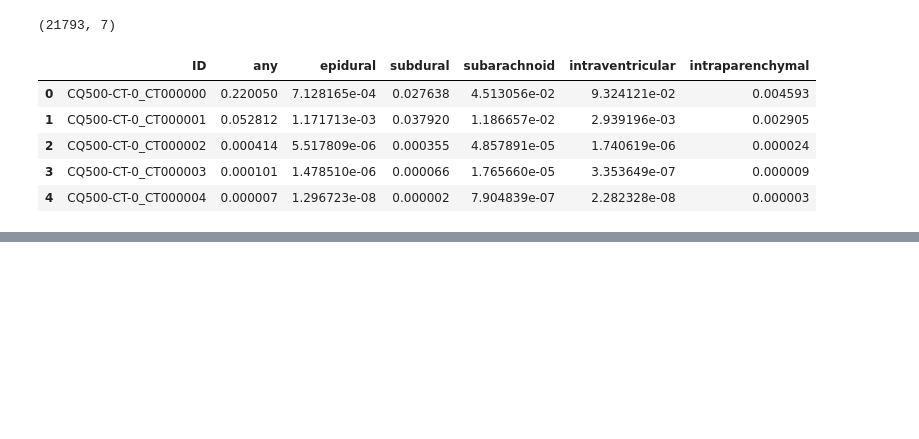
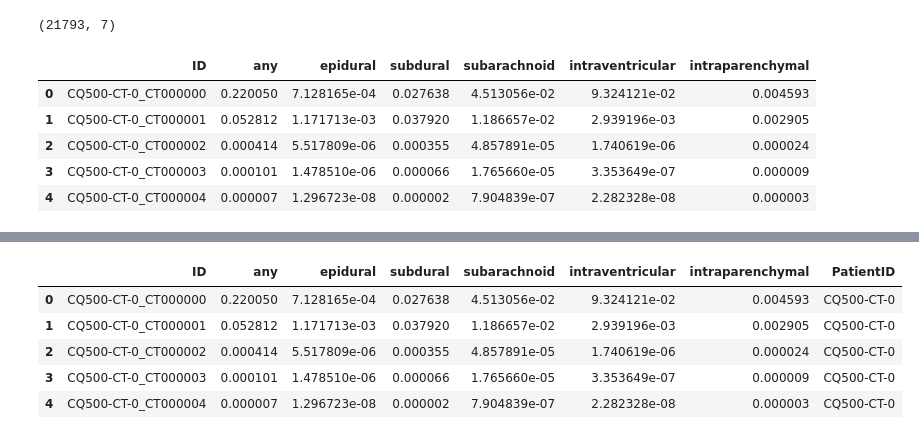
Before and after one commit to appian42/kaggle-rsna-intracranial-hemorrhage, a Jupyter notebook: notebooks/ensemble_dev.ipynb, the cells around one changed output, grey strips where cells are left out. Saved outputs shown, nothing was run; the diff lists cells and outputs as text; code cells hidden in the pictures; blank space fills up the shorter version.

```diff
--- a/notebooks/ensemble_dev.ipynb
+++ b/notebooks/ensemble_dev.ipynb
@@ -84,0 +90,3 @@ df.head()
+# %%
+preds_df = pd.read_csv("input/test_predictions.csv")
+preds_df.head()
@@ -84,0 +100,10 @@ df.head()
+# %%
+preds_df["PatientID"] = preds_df["ID"].str.split('_', expand=True).iloc[:, 0]
+preds_df.head()
+# %% [output]
+|  | ID | any | epidural | subdural | subarachnoid | intraventricular | intraparenchymal | PatientID |
+| 0 | CQ500-CT-0_CT000000 | 0.220050 | 7.128165e-04 | 0.027638 | 4.513056e-02 | 9.324121e-02 | 0.004593 | CQ500-CT-0 |
+| 1 | CQ500-CT-0_CT000001 | 0.052812 | 1.171713e-03 | 0.037920 | 1.186657e-02 | 2.939196e-03 | 0.002905 | CQ500-CT-0 |
+| 2 | CQ500-CT-0_CT000002 | 0.000414 | 5.517809e-06 | 0.000355 | 4.857891e-05 | 1.740619e-06 | 0.000024 | CQ500-CT-0 |
+| 3 | CQ500-CT-0_CT000003 | 0.000101 | 1.478510e-06 | 0.000066 | 1.765660e-05 | 3.353649e-07 | 0.000009 | CQ500-CT-0 |
+| 4 | CQ500-CT-0_CT000004 | 0.000007 | 1.296723e-08 | 0.000002 | 7.904839e-07 | 2.282328e-08 | 0.000003 | CQ500-CT-0 |
```
Also changed, not shown: parts of 10 cells of this notebook, 2 other files.
